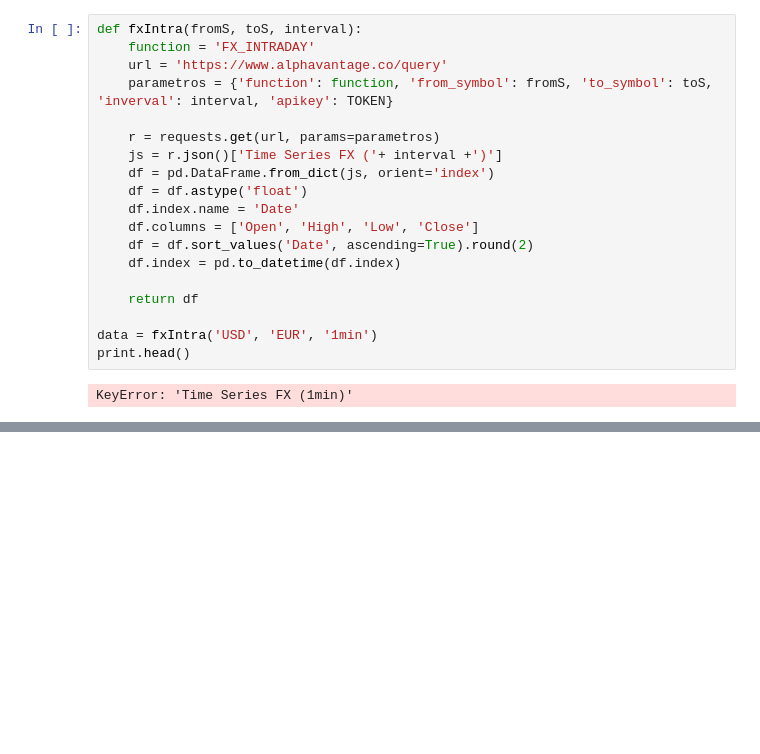
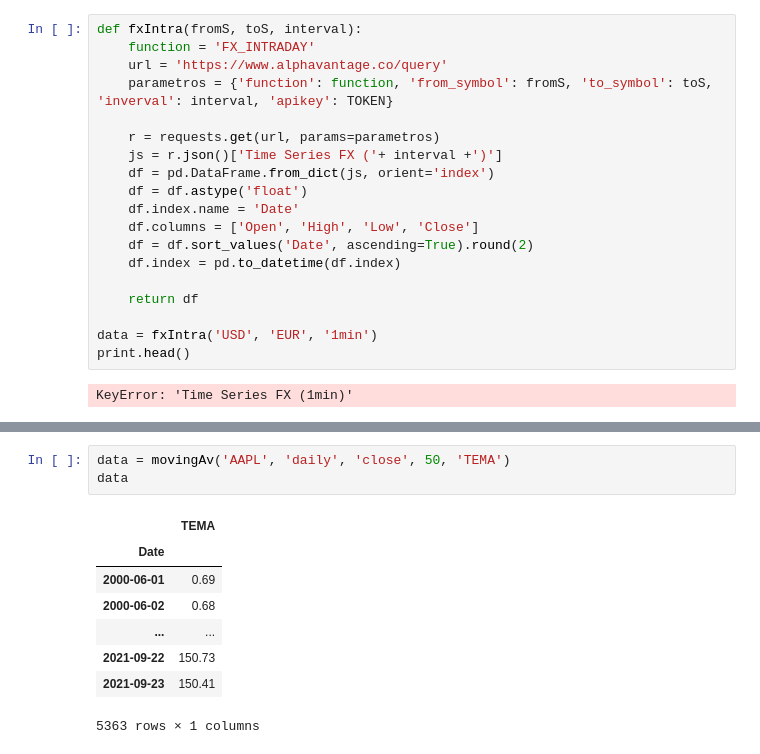
Before and after one commit to tutecode/APIs-Market-Data, a Jupyter notebook: APIs-MarketData.ipynb, the cells around one changed output, grey strips where cells are left out. Drawn from its saved outputs; the diff is of its cells as text; blank space fills up the shorter version.

```diff
--- a/APIs-MarketData.ipynb
+++ b/APIs-MarketData.ipynb
@@ -473,0 +455,12 @@ print(json.dumps(data, indent=3))
+# %%
+data = movingAv('AAPL', 'daily', 'close', 50, 'TEMA')
+data
+# %% [output]
+|  | TEMA |
+| Date |  |
+| 2000-06-01 | 0.69 |
+| 2000-06-02 | 0.68 |
+| ... | ... |
+| 2021-09-22 | 150.73 |
+| 2021-09-23 | 150.41 |
+5363 rows × 1 columns
```
Also changed, not shown: parts of 25 cells of this notebook.
